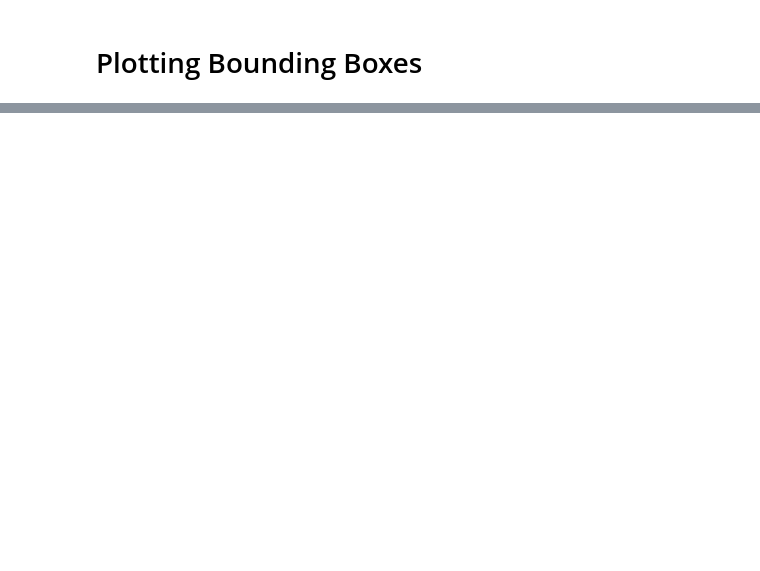
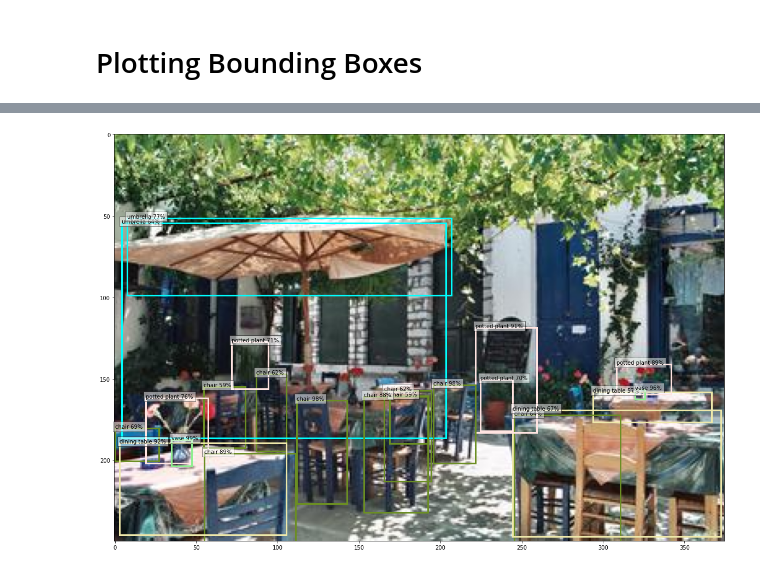
Before and after one commit to fraukecharms/fastapi-sagemaker-compvision, a Jupyter notebook: plottests.ipynb, the cells around one changed output, grey strips where cells are left out. Saved outputs shown, nothing was run; the diff lists cells and outputs as text; code cells hidden in the pictures; blank space fills up the shorter version.

Commit message:
develop plots in notebook

```diff
--- a/plottests.ipynb
+++ b/plottests.ipynb
@@ -21,0 +23,2 @@ drawboundingboxes(testpic = 'testpic/pic3.jpg')
+# %%
+normalized_boxes, classes_names, confidences = query_endpoint()
@@ -21,0 +31,5 @@ drawboundingboxes(testpic = 'testpic/pic3.jpg')
+# %%
+img_jpg = "Naxos_Taverna.jpg"
+display_predictions(img_jpg, normalized_boxes, classes_names, confidences)
+# %% [output]
+[figure, added]
```
Also changed, not shown: parts of 8 cells of this notebook, 1 other file.
